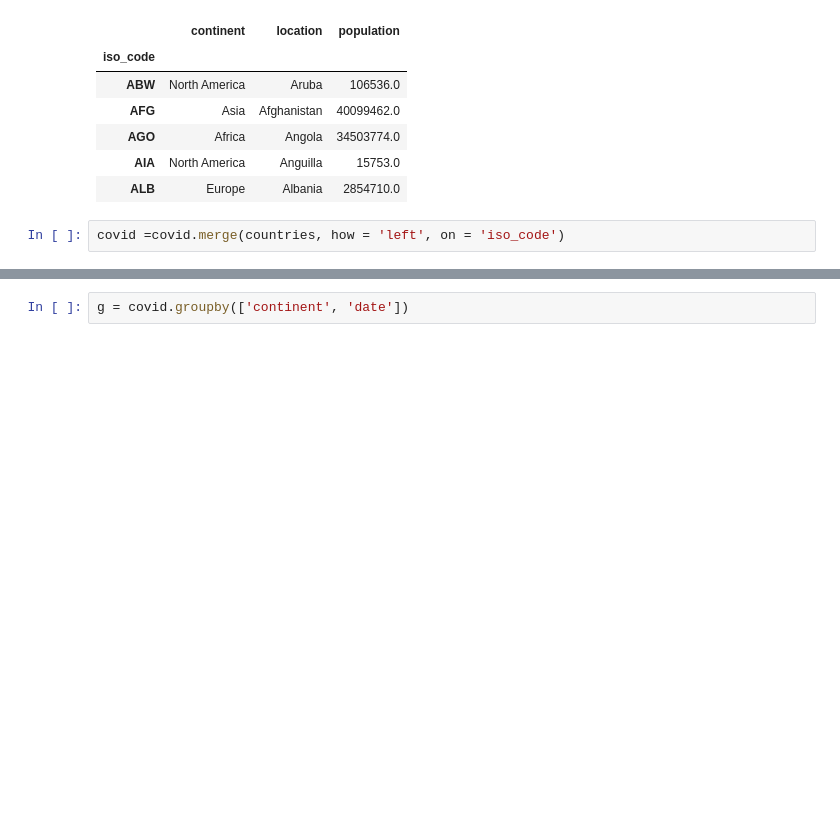
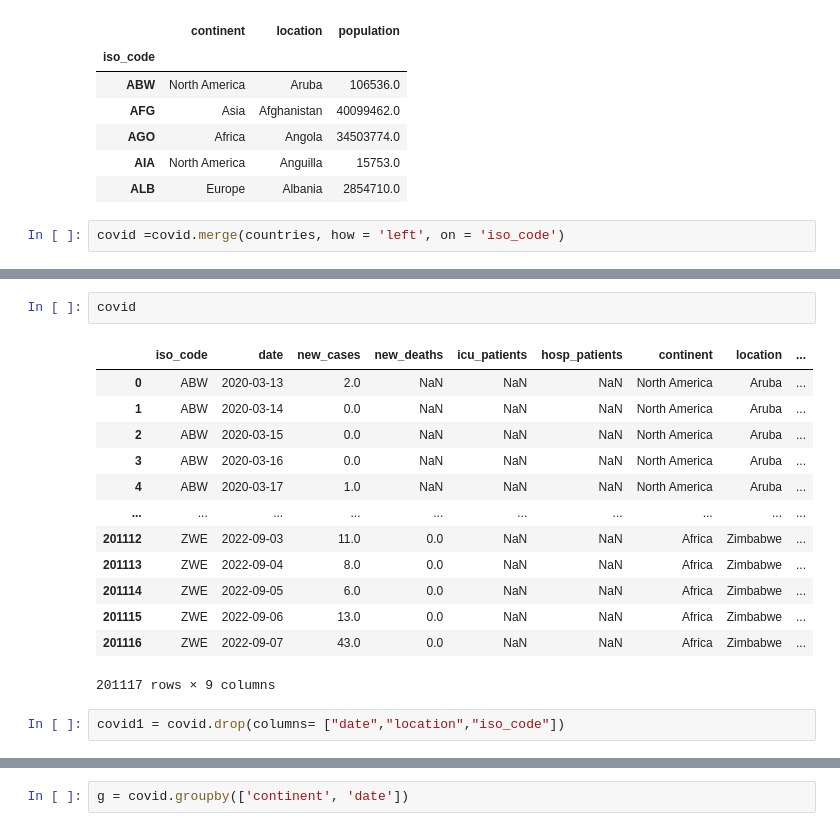
Before and after one commit to Matyas84/PythonDataIES, a Jupyter notebook: 05_AdvancedPandas/adv_pandas.ipynb, the cells around one changed output, grey strips where cells are left out. Cells and saved outputs as stored; diff of their text form; blank space fills up the shorter version.

```diff
--- a/05_AdvancedPandas/adv_pandas.ipynb
+++ b/05_AdvancedPandas/adv_pandas.ipynb
@@ -486,0 +499,18 @@ covid =covid.merge(countries, how = 'left', on = 'iso_code')
+# %%
+covid
+# %% [output]
+|  | iso_code | date | new_cases | new_deaths | icu_patients | hosp_patients | continent | location | ... |
+| 0 | ABW | 2020-03-13 | 2.0 | NaN | NaN | NaN | North America | Aruba | ... |
+| 1 | ABW | 2020-03-14 | 0.0 | NaN | NaN | NaN | North America | Aruba | ... |
+| 2 | ABW | 2020-03-15 | 0.0 | NaN | NaN | NaN | North America | Aruba | ... |
+| 3 | ABW | 2020-03-16 | 0.0 | NaN | NaN | NaN | North America | Aruba | ... |
+| 4 | ABW | 2020-03-17 | 1.0 | NaN | NaN | NaN | North America | Aruba | ... |
+| ... | ... | ... | ... | ... | ... | ... | ... | ... | ... |
+| 201112 | ZWE | 2022-09-03 | 11.0 | 0.0 | NaN | NaN | Africa | Zimbabwe | ... |
+| 201113 | ZWE | 2022-09-04 | 8.0 | 0.0 | NaN | NaN | Africa | Zimbabwe | ... |
+| 201114 | ZWE | 2022-09-05 | 6.0 | 0.0 | NaN | NaN | Africa | Zimbabwe | ... |
+| 201115 | ZWE | 2022-09-06 | 13.0 | 0.0 | NaN | NaN | Africa | Zimbabwe | ... |
+| 201116 | ZWE | 2022-09-07 | 43.0 | 0.0 | NaN | NaN | Africa | Zimbabwe | ... |
+201117 rows × 9 columns
+# %%
+covid1 = covid.drop(columns= ["date","location","iso_code"])
```
Also changed, not shown: parts of 5 cells of this notebook.
